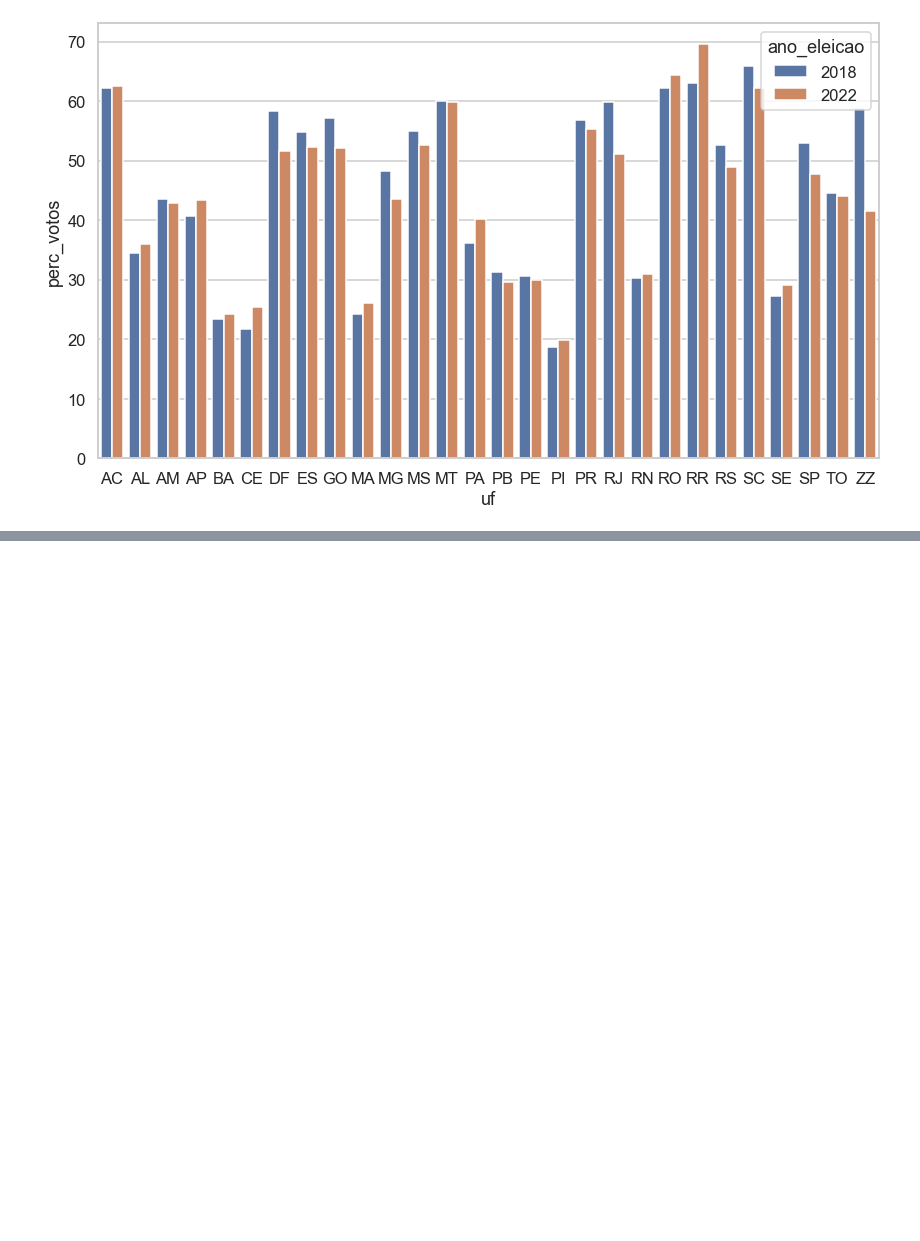
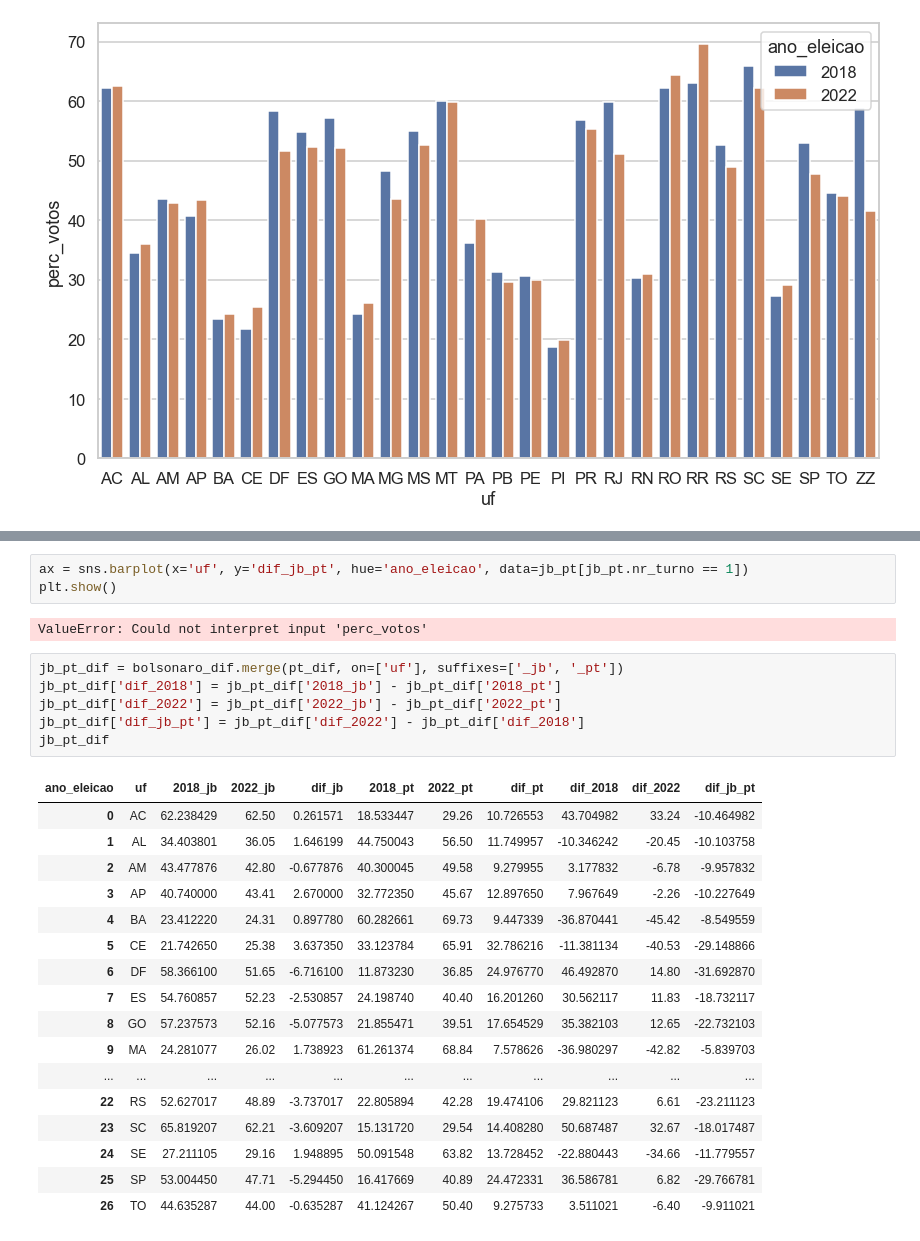
Before and after one commit to analisededados-ufpb/aulas-ad, a Jupyter notebook: 2-eda/analise_eleicoes_2022.ipynb, the cells around one changed output, grey strips where cells are left out. Cells and saved outputs as stored; diff of their text form; blank space fills up the shorter version.

```diff
--- a/2-eda/analise_eleicoes_2022.ipynb
+++ b/2-eda/analise_eleicoes_2022.ipynb
@@ -100,0 +79,29 @@ bolsonaro_pvt
+# %%
+ax = sns.barplot(x='uf', y='dif_jb_pt', hue='ano_eleicao', data=jb_pt[jb_pt.nr_turno == 1])
+plt.show()
+# %% [output]
+ValueError: Could not interpret input 'perc_votos'
+# %%
+jb_pt_dif = bolsonaro_dif.merge(pt_dif, on=['uf'], suffixes=['_jb', '_pt'])
+jb_pt_dif['dif_2018'] = jb_pt_dif['2018_jb'] - jb_pt_dif['2018_pt']
+jb_pt_dif['dif_2022'] = jb_pt_dif['2022_jb'] - jb_pt_dif['2022_pt']
+jb_pt_dif['dif_jb_pt'] = jb_pt_dif['dif_2022'] - jb_pt_dif['dif_2018']
+jb_pt_dif
+# %% [output]
+| ano_eleicao | uf | 2018_jb | 2022_jb | dif_jb | 2018_pt | 2022_pt | dif_pt | dif_2018 | dif_2022 | dif_jb_pt |
+| 0 | AC | 62.238429 | 62.50 | 0.261571 | 18.533447 | 29.26 | 10.726553 | 43.704982 | 33.24 | -10.464982 |
+| 1 | AL | 34.403801 | 36.05 | 1.646199 | 44.750043 | 56.50 | 11.749957 | -10.346242 | -20.45 | -10.103758 |
+| 2 | AM | 43.477876 | 42.80 | -0.677876 | 40.300045 | 49.58 | 9.279955 | 3.177832 | -6.78 | -9.957832 |
+| 3 | AP | 40.740000 | 43.41 | 2.670000 | 32.772350 | 45.67 | 12.897650 | 7.967649 | -2.26 | -10.227649 |
+| 4 | BA | 23.412220 | 24.31 | 0.897780 | 60.282661 | 69.73 | 9.447339 | -36.870441 | -45.42 | -8.549559 |
+| 5 | CE | 21.742650 | 25.38 | 3.637350 | 33.123784 | 65.91 | 32.786216 | -11.381134 | -40.53 | -29.148866 |
+| 6 | DF | 58.366100 | 51.65 | -6.716100 | 11.873230 | 36.85 | 24.976770 | 46.492870 | 14.80 | -31.692870 |
+| 7 | ES | 54.760857 | 52.23 | -2.530857 | 24.198740 | 40.40 | 16.201260 | 30.562117 | 11.83 | -18.732117 |
+| 8 | GO | 57.237573 | 52.16 | -5.077573 | 21.855471 | 39.51 | 17.654529 | 35.382103 | 12.65 | -22.732103 |
+| 9 | MA | 24.281077 | 26.02 | 1.738923 | 61.261374 | 68.84 | 7.578626 | -36.980297 | -42.82 | -5.839703 |
+| ... | ... | ... | ... | ... | ... | ... | ... | ... | ... | ... |
+| 22 | RS | 52.627017 | 48.89 | -3.737017 | 22.805894 | 42.28 | 19.474106 | 29.821123 | 6.61 | -23.211123 |
+| 23 | SC | 65.819207 | 62.21 | -3.609207 | 15.131720 | 29.54 | 14.408280 | 50.687487 | 32.67 | -18.017487 |
+| 24 | SE | 27.211105 | 29.16 | 1.948895 | 50.091548 | 63.82 | 13.728452 | -22.880443 | -34.66 | -11.779557 |
+| 25 | SP | 53.004450 | 47.71 | -5.294450 | 16.417669 | 40.89 | 24.472331 | 36.586781 | 6.82 | -29.766781 |
+| 26 | TO | 44.635287 | 44.00 | -0.635287 | 41.124267 | 50.40 | 9.275733 | 3.511021 | -6.40 | -9.911021 |
```
Also changed, not shown: parts of 9 cells of this notebook.
